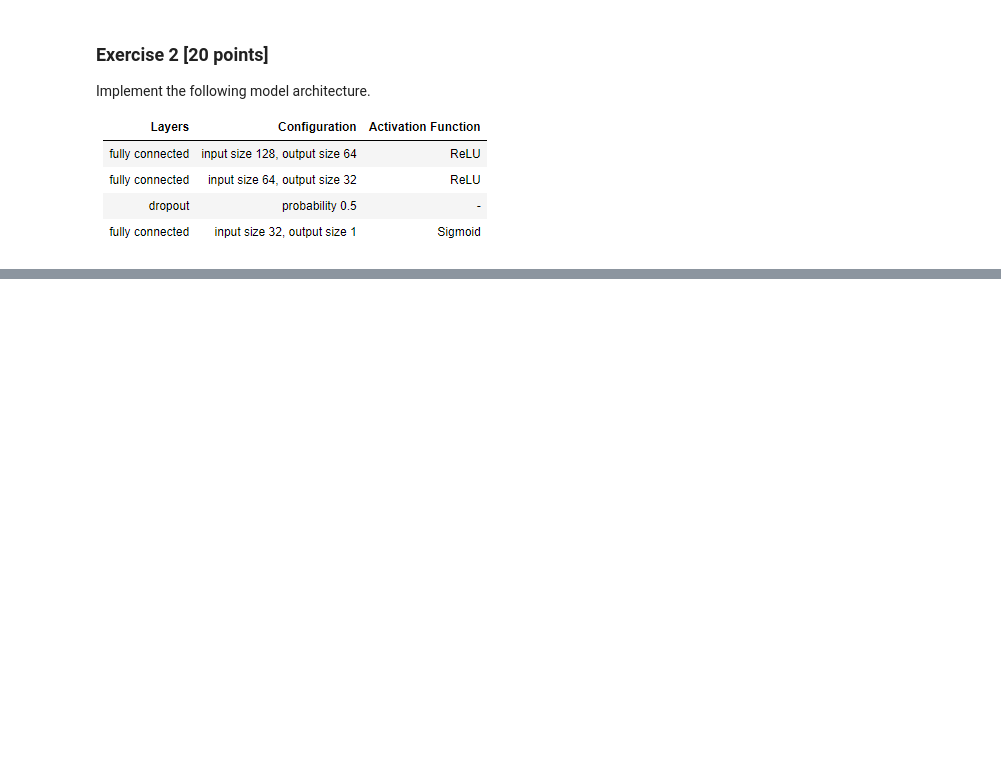
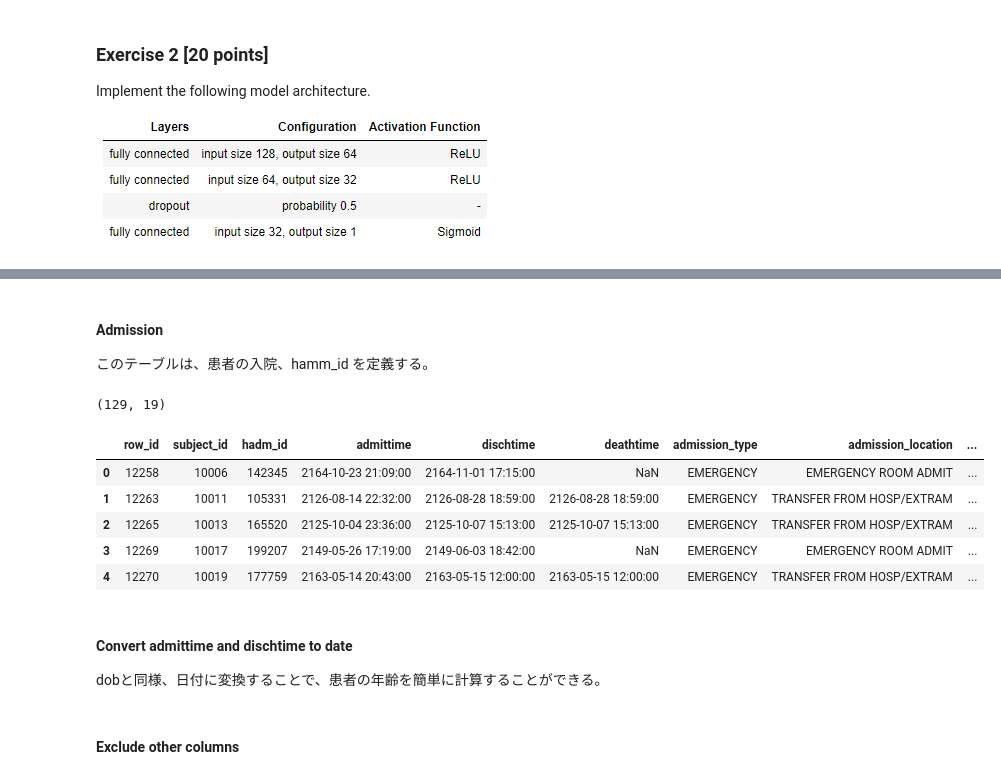
Before and after one commit to niikun/DL_for_health_care, a Jupyter notebook: Lab2.ipynb, the cells around one changed output, grey strips where cells are left out. Saved outputs shown, nothing was run; the diff lists cells and outputs as text; code cells hidden in the pictures; blank space fills up the shorter version.

```diff
--- a/Lab2.ipynb
+++ b/Lab2.ipynb
@@ -202,0 +319,18 @@ assert output.shape == (2, 1), "Net() is wrong!"
+# %% [markdown]
+#### Admission
+このテーブルは、患者の入院、hamm_id を定義する。
+# %%
+admissions = pd.read_csv(os.path.join(f'{DATA_PATH}/ADMISSIONS.csv'))
+print(admissions.shape)
+admissions.head()
+# %% [output]
+(129, 19)
+|  | row_id | subject_id | hadm_id | admittime | dischtime | deathtime | admission_type | admission_location | ... |
+| 0 | 12258 | 10006 | 142345 | 2164-10-23 21:09:00 | 2164-11-01 17:15:00 | NaN | EMERGENCY | EMERGENCY ROOM ADMIT | ... |
+| 1 | 12263 | 10011 | 105331 | 2126-08-14 22:32:00 | 2126-08-28 18:59:00 | 2126-08-28 18:59:00 | EMERGENCY | TRANSFER FROM HOSP/EXTRAM | ... |
+| 2 | 12265 | 10013 | 165520 | 2125-10-04 23:36:00 | 2125-10-07 15:13:00 | 2125-10-07 15:13:00 | EMERGENCY | TRANSFER FROM HOSP/EXTRAM | ... |
+| 3 | 12269 | 10017 | 199207 | 2149-05-26 17:19:00 | 2149-06-03 18:42:00 | NaN | EMERGENCY | EMERGENCY ROOM ADMIT | ... |
+| 4 | 12270 | 10019 | 177759 | 2163-05-14 20:43:00 | 2163-05-15 12:00:00 | 2163-05-15 12:00:00 | EMERGENCY | TRANSFER FROM HOSP/EXTRAM | ... |
+# %% [markdown]
+#### Convert admittime and dischtime to date
+dobと同様、日付に変換することで、患者の年齢を簡単に計算することができる。
@@ -202,0 +340,2 @@ assert output.shape == (2, 1), "Net() is wrong!"
+# %% [markdown]
+#### Exclude other columns
```
Also changed, not shown: parts of 67 cells of this notebook.
